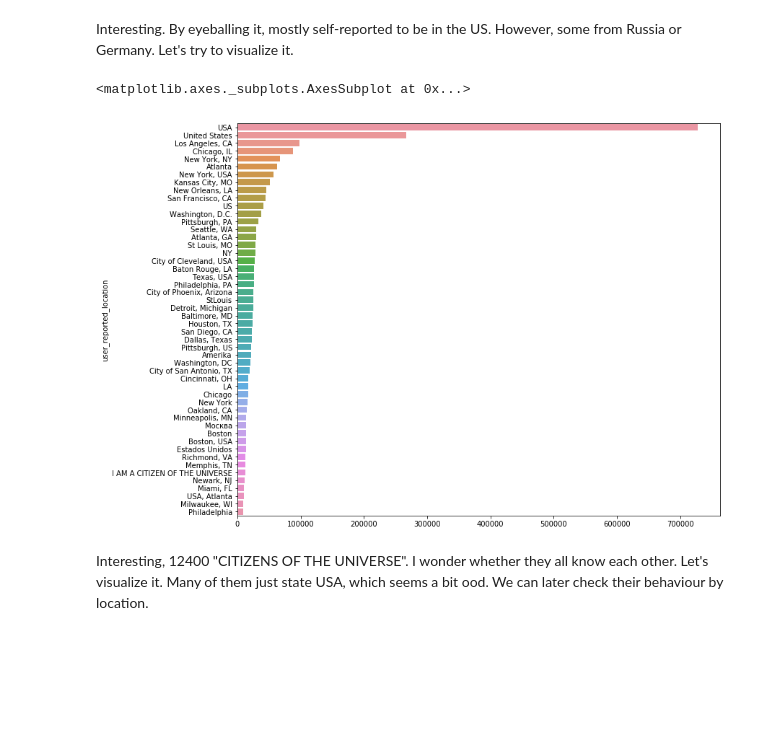
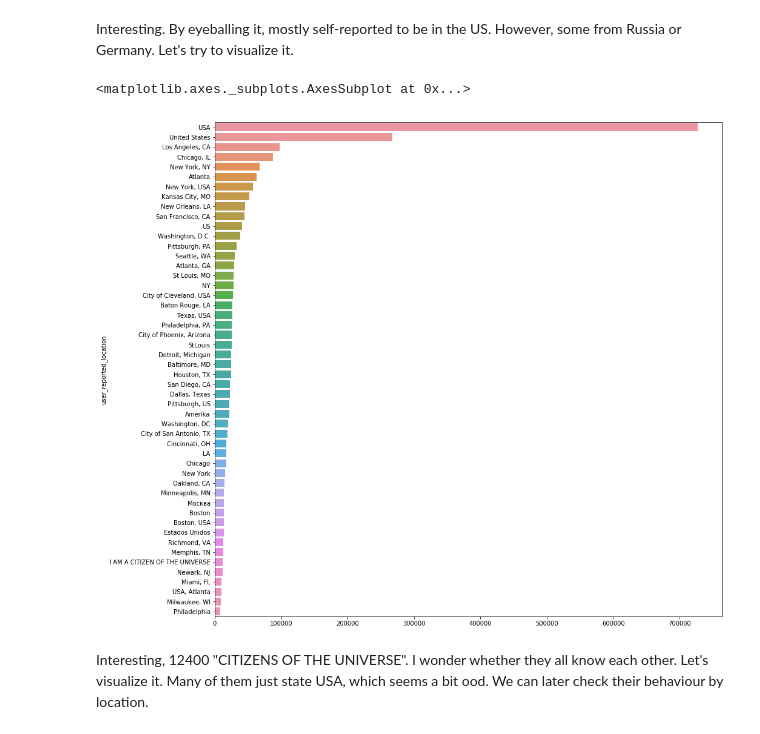
Before and after one commit to jrdmose/BGSE_Text_Mining, a Jupyter notebook: scripts/data_exploration.ipynb, the cells around one changed output. Saved outputs shown, nothing was run; the diff lists cells and outputs as text; code cells hidden in the pictures; blank space fills up the shorter version.

```diff
--- a/scripts/data_exploration.ipynb
+++ b/scripts/data_exploration.ipynb
@@ -71,10 +90,11 @@ tweet_data.user_reported_location.unique()
 Interesting. By eyeballing it, mostly self-reported to be in the US. However, some from Russia or Germany. Let's try to visualize it.
 # %%
 tweet_location = tweet_data.groupby("user_reported_location").count().sort_values("tweetid",ascending = False)
+plt.figure(figsize=(15, 15))
 sns.barplot(y= tweet_location.iloc[0:50,0].index, x=tweet_location.iloc[0:50,0].values)
 # %% [output]
 <matplotlib.axes._subplots.AxesSubplot at 0x...>
-[figure, old version]
+[figure, new version]
 # %% [markdown]
 Interesting, 12400 "CITIZENS OF THE UNIVERSE". I wonder whether they all know each other. Let's visualize it.
 Many of them just state USA, which seems a bit ood. We can later check their behaviour by location.
```
Also changed, not shown: parts of 47 cells of this notebook.
